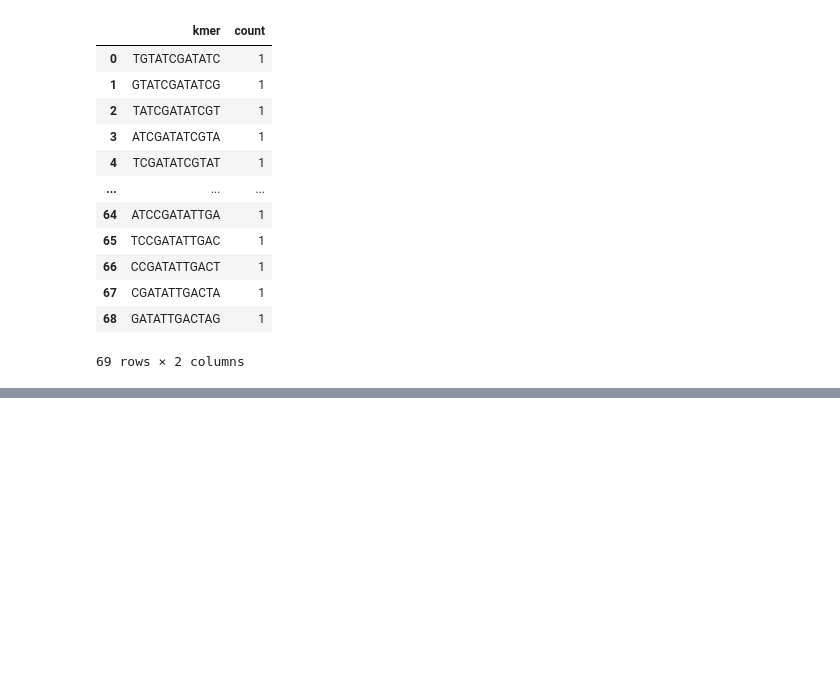
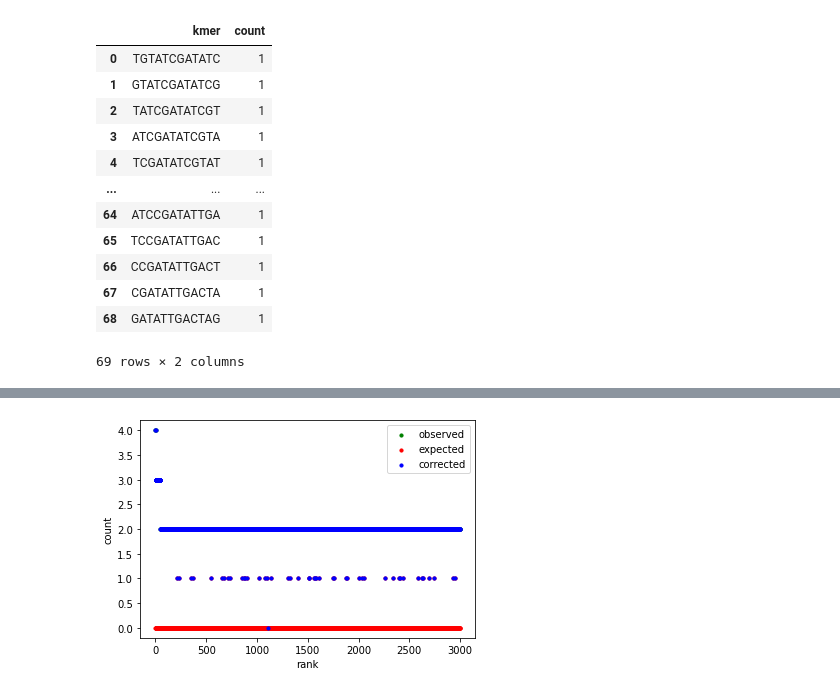
Before and after one commit to shuzvvn/CPCB, a Jupyter notebook: Genomics/Genomics_Project.stc.v1.ipynb, the cells around one changed output, grey strips where cells are left out. Cells and saved outputs as stored; diff of their text form; code cells hidden in the pictures; blank space fills up the shorter version.

```diff
--- a/Genomics/Genomics_Project.stc.v1.ipynb
+++ b/Genomics/Genomics_Project.stc.v1.ipynb
@@ -128,0 +363,12 @@ table
+# %%
+kmer_tab1 = kmer_tab[kmer_tab['observed']>1]
+kmer_tab1 = kmer_tab1[['observed', 'expected','corrected']]
+kmer_tab1['x'] = kmer_tab1.index
+ax1 = kmer_tab1.plot(kind='scatter', x='x', y='observed', color='g', s=10, label='observed')
+ax2 = kmer_tab1.plot(kind='scatter', x='x', y='expected', color='r', s=10, ax=ax1, label='expected')
+ax3 = kmer_tab1.plot(kind='scatter', x='x', y='corrected', color='b', s=10, ax=ax1, label='corrected')
+plt.xlabel('rank')
+plt.ylabel('count')
+plt.savefig('books_read.png')
+# %% [output]
+[figure, added]
```
Also changed, not shown: parts of 17 cells of this notebook, 6 other files.
